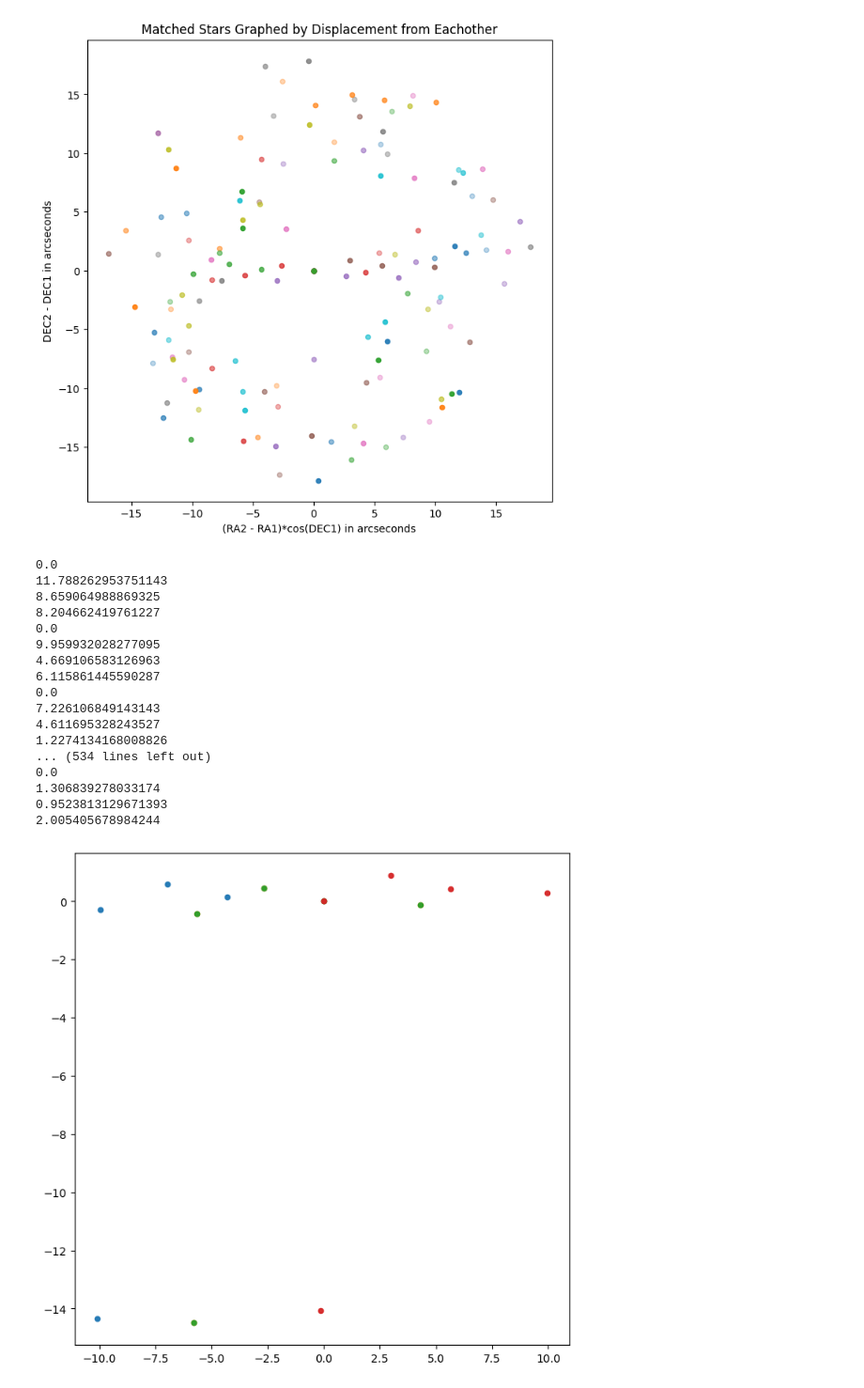
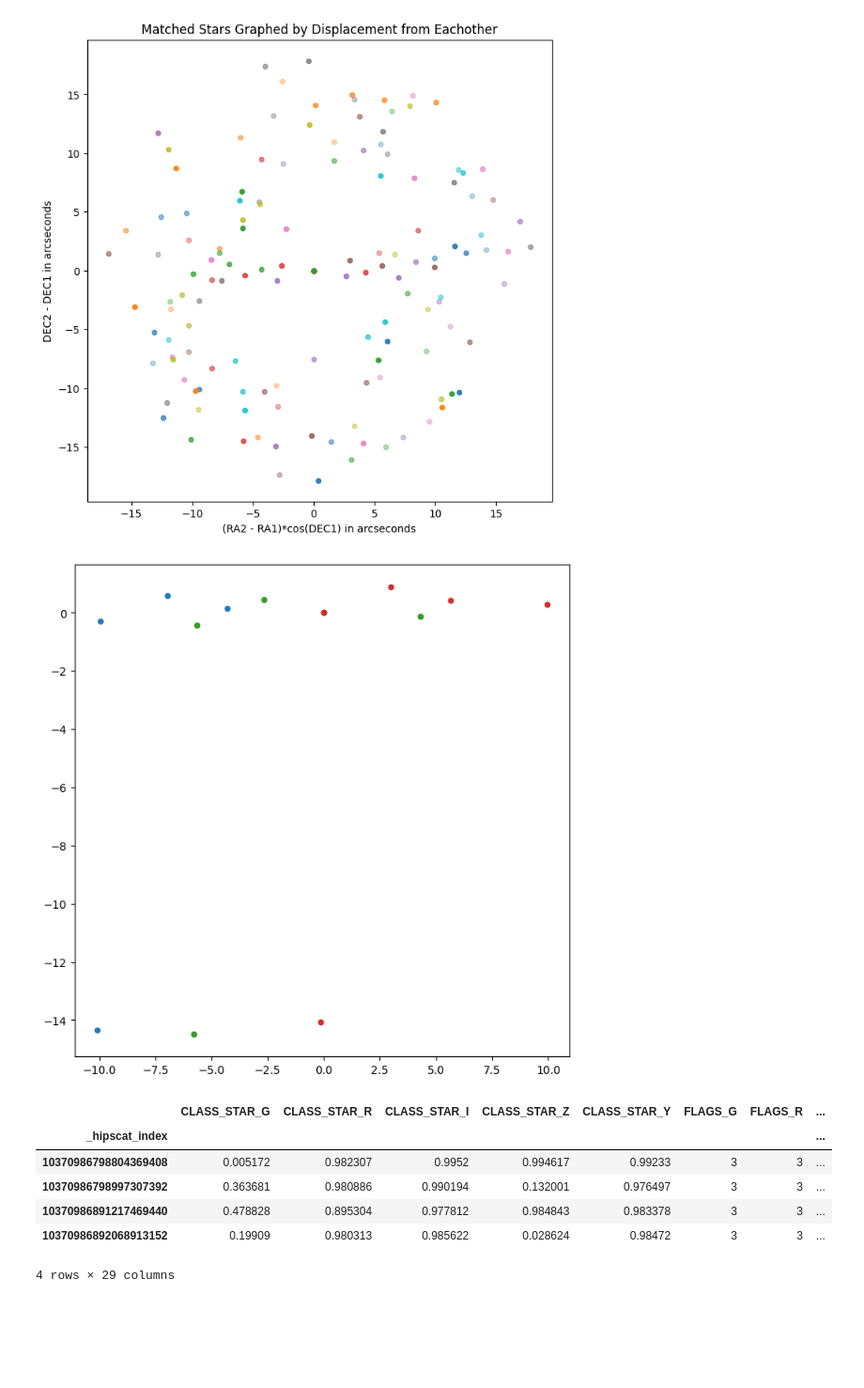
Before and after one commit to JoaoDPassos/brown-dwarf-search, a Jupyter notebook: CrossMatchFIltering.ipynb, the cells around one changed output. Shown at 94% size. Drawn from its saved outputs; the diff is of its cells as text; code cells hidden in the pictures; blank space fills up the shorter version.

```diff
--- a/CrossMatchFIltering.ipynb
+++ b/CrossMatchFIltering.ipynb
@@ -103,7 +103,6 @@ def magCross(v1, v2):
 def closeToProjection(v, x,y, error):
     vector1 = x, y
     distance = abs(magCross(vector1, v)/(v[0]**2 + v[1]**2)**0.5) #https://openstax.org/books/calculus-volume-3/pages/2-5-equations-of-lines-and-planes-in-space
-    print(distance)
     return distance < (error)
 
 
@@ -136,21 +135,18 @@ for _hipscat_index, group in four_or_more_matches.groupby('_hipscat_index'):
         if found >= 3:
             plt.scatter(x_vals, y_vals, s=20, alpha=alpha)
 # %% [output]
-0.0
-11.788262953751143
-8.659064988869325
-8.204662419761227
-0.0
-9.959932028277095
-4.669106583126963
-6.115861445590287
-0.0
-7.226106849143143
-4.611695328243527
-1.2274134168008826
-... (534 lines left out)
-0.0
-1.306839278033174
-0.9523813129671393
-2.005405678984244
 [figure]
+# %%
+small_scope = filtered_catalog.cone_search(42.817451981441494, -3.8882601693023133, 10)
+
+small_df = small_scope.compute()
+
+small_df
+# %% [output]
+|  | CLASS_STAR_G | CLASS_STAR_R | CLASS_STAR_I | CLASS_STAR_Z | CLASS_STAR_Y | FLAGS_G | FLAGS_R | ... |
+| _hipscat_index |  |  |  |  |  |  |  | ... |
+| 10370986798804369408 | 0.005172 | 0.982307 | 0.9952 | 0.994617 | 0.99233 | 3 | 3 | ... |
+| 10370986798997307392 | 0.363681 | 0.980886 | 0.990194 | 0.132001 | 0.976497 | 3 | 3 | ... |
+| 10370986891217469440 | 0.478828 | 0.895304 | 0.977812 | 0.984843 | 0.983378 | 3 | 3 | ... |
+| 10370986892068913152 | 0.19909 | 0.980313 | 0.985622 | 0.028624 | 0.98472 | 3 | 3 | ... |
+4 rows × 29 columns
```
Also changed, not shown: parts of 1 cell of this notebook, 1 other file.
